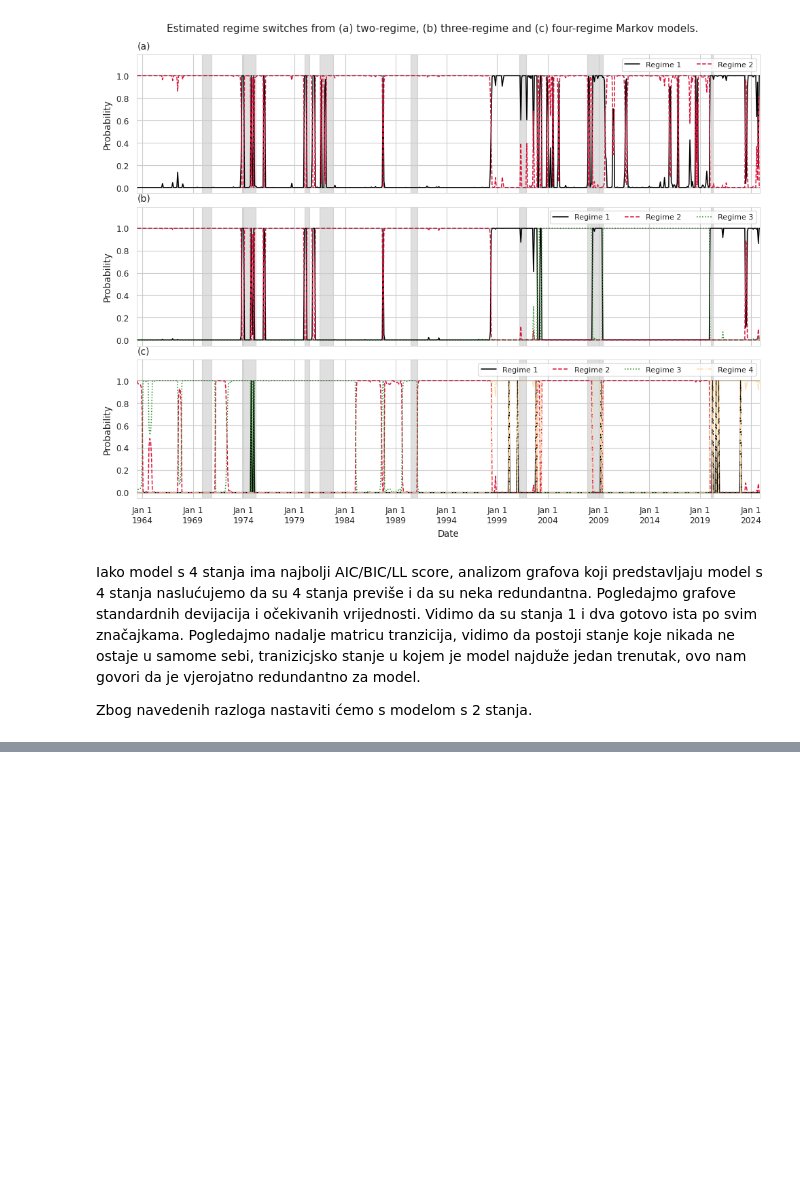
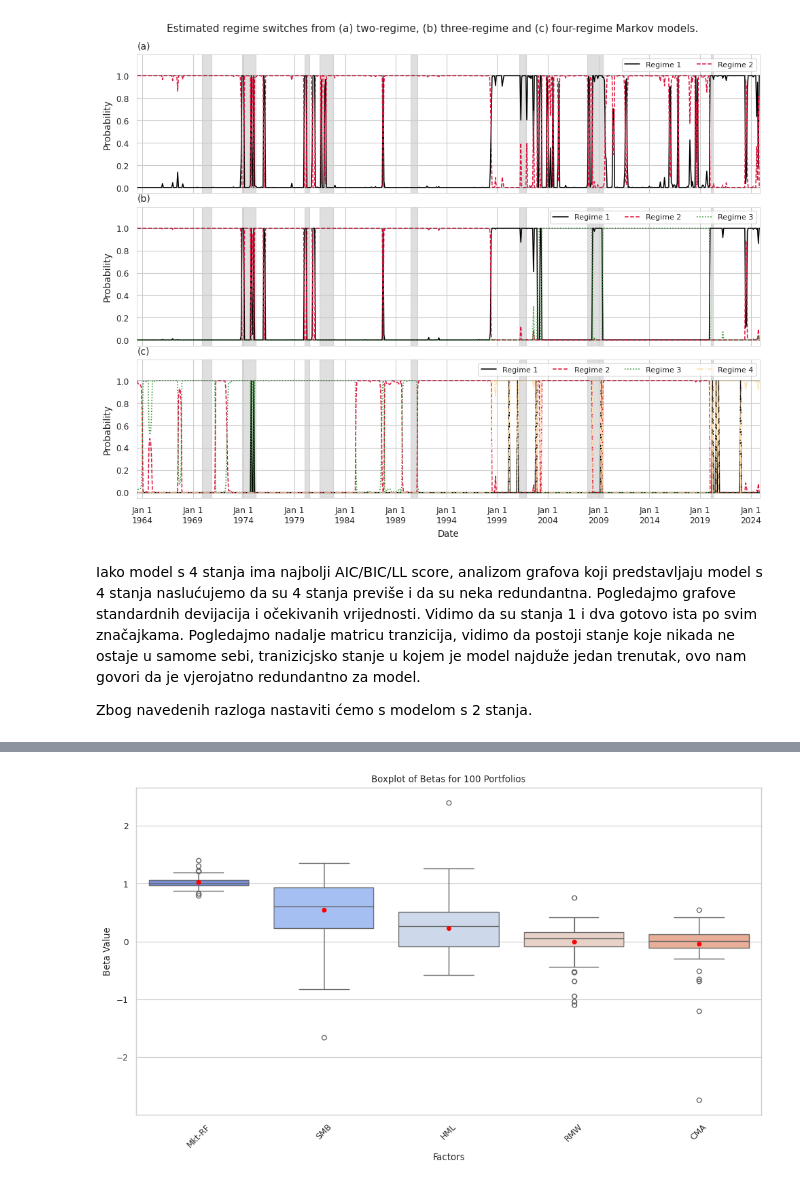
Before and after one commit to evucelic/HMM-Market-Regime-Estimation, a Jupyter notebook: fama_french_HMM.ipynb, the cells around one changed output, grey strips where cells are left out. Drawn from its saved outputs; the diff is of its cells as text; code cells hidden in the pictures; blank space fills up the shorter version.

Commit message:
100 portfolios regression

```diff
--- a/fama_french_HMM.ipynb
+++ b/fama_french_HMM.ipynb
@@ -16,6 +18,9 @@ data_fama_french_momentum = pd.read_csv("data/F-F_Momentum_Factor.CSV", skiprows
 data_fama_french_industry_portfolios = pd.read_csv(
     "data/10_Industry_Portfolios.CSV", skiprows=11
 )  # value weighted
+data_fama_french_100_portfolios = pd.read_csv(
+    "data/100_Portfolios_10x10.CSV", skiprows=15
+)  # value weighted
 
 fred_recessions = pd.read_csv("data/fred_recession_cycles.csv")
 
@@ -648,3 +609,29 @@ Pogledajmo grafove standardnih devijacija i očekivanih vrijednosti. Vidimo da s
 Pogledajmo nadalje matricu tranzicija, vidimo da postoji stanje koje nikada ne ostaje u samome sebi, tranizicjsko stanje u kojem je model najduže jedan trenutak, ovo nam govori da je vjerojatno redundantno za model.
 
 Zbog navedenih razloga nastaviti ćemo s modelom s 2 stanja.
+# %%
+excess_returns = data_fama_french_100_portfolios - model_parameters_df["RF"].values.reshape(-1, 1)
+regression_results = pd.DataFrame(
+    index=data_fama_french_100_portfolios.columns,
+    columns=["Alpha", "Mkt-RF", "SMB", "HML", "RMW", "CMA", "R^2","Std(e)"],
+)
+
+for column in excess_returns.columns:
+    y = excess_returns[column]
+    X = sm.add_constant(model_parameters_df[["Mkt-RF", "SMB", "HML", "RMW", "CMA"]])
+    model = sm.OLS(y, X).fit()
+
+    std_e = np.sqrt(model.scale)
+
+    regression_results.loc[column] = [
+        model.params["const"],
+        model.params["Mkt-RF"],
+        model.params["SMB"],
+        model.params["HML"],
+        model.params["RMW"],
+        model.params["CMA"],
+        model.rsquared,
+        std_e,
+    ]
+
+regression_results
@@ -650,0 +652,15 @@ Zbog navedenih razloga nastaviti ćemo s modelom s 2 stanja.
+# %%
+def boxplot_betas(regression_results):
+    fig, ax = plt.subplots(figsize=(10, 6))
+    sns.boxplot(data=regression_results.iloc[:, 1:-2], ax=ax, showmeans=True,
+                 meanprops={"marker": "o", "markerfacecolor": "red", "markeredgecolor": "red", "markersize": 4})
+    ax.set_title("Boxplot of Betas for 100 Portfolios")
+    ax.set_ylabel("Beta Value")
+    ax.set_xlabel("Factors")
+    plt.xticks(rotation=45)
+    plt.tight_layout()
+    plt.show()
+# %%
+boxplot_betas(regression_results)
+# %% [output]
+[figure, added]
```
Also changed, not shown: parts of 6 cells of this notebook.
